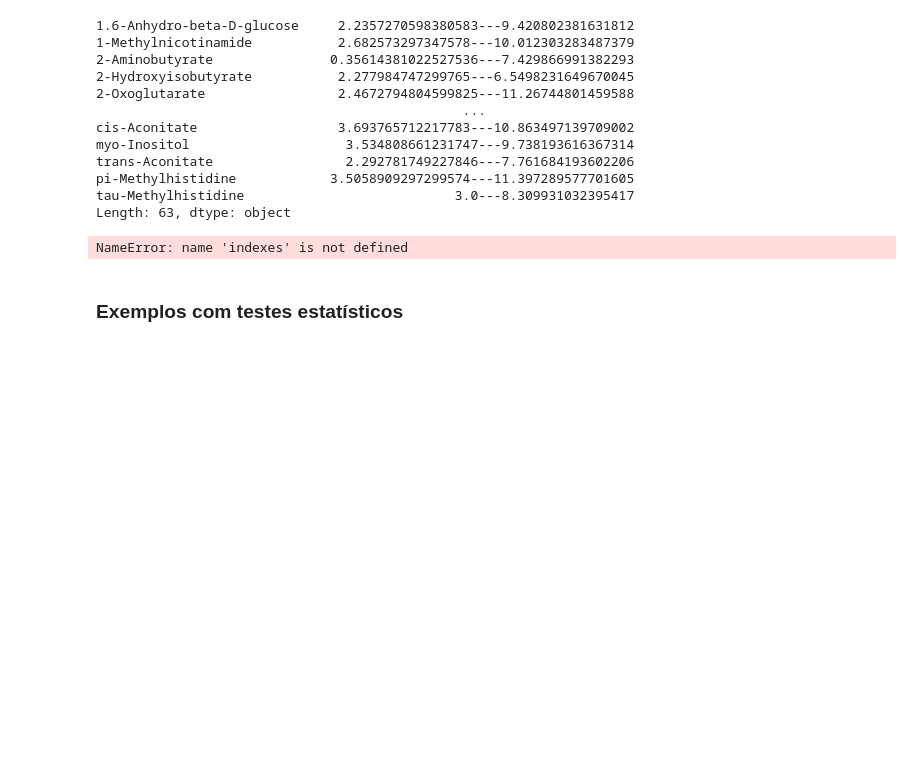
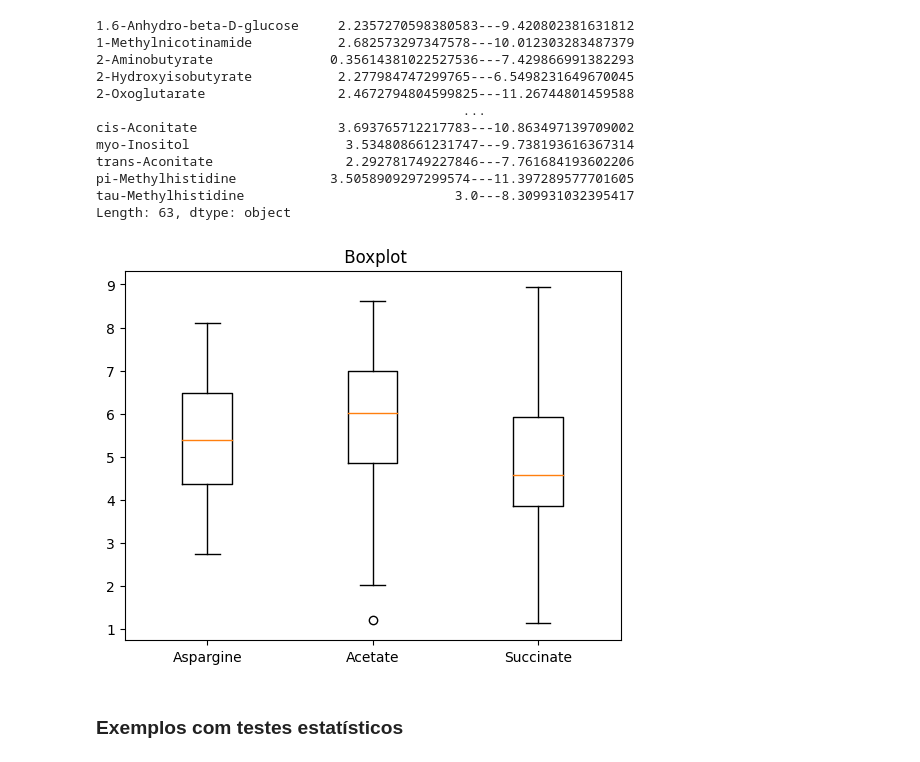
Before and after one commit to ruigomesbioinf/si, a Jupyter notebook: assignments/aula2/aula2_ficha_enunciado_pg45970.ipynb, the cells around one changed output. Saved outputs shown, nothing was run; the diff lists cells and outputs as text; code cells hidden in the pictures; blank space fills up the shorter version.

```diff
--- a/assignments/aula2/aula2_ficha_enunciado_pg45970.ipynb
+++ b/assignments/aula2/aula2_ficha_enunciado_pg45970.ipynb
@@ -154,14 +154,15 @@ pi-Methylhistidine            3.5058909297299574---11.397289577701605
 tau-Methylhistidine                           3.0---8.309931032395417
 Length: 63, dtype: object
 # %%
-sel_log_data = log_data.iloc[:,indexes].values
+labels=["Aspargine", "Acetate", "Succinate"]
+sel_log_data = log_data.iloc[:,14:17].values
 
 plt.boxplot(sel_log_data)
 plt.xticks([1,2,3],labels)
 plt.title(" Boxplot")
 plt.show()
 # %% [output]
-NameError: name 'indexes' is not defined
+[figure, added]
 # %% [markdown]
 ### Exemplos com testes estatísticos
 # %% [markdown]
```
Also changed, not shown: 1 other file.
